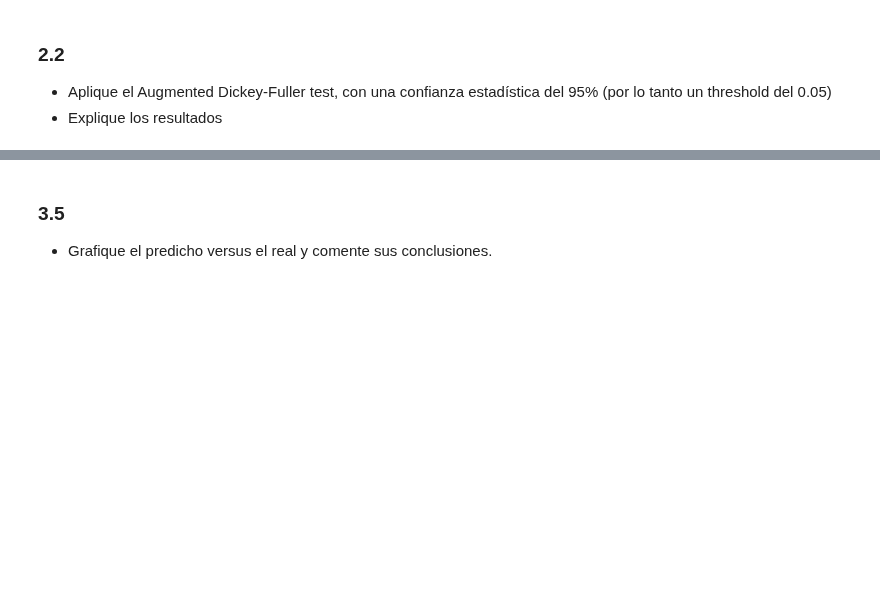
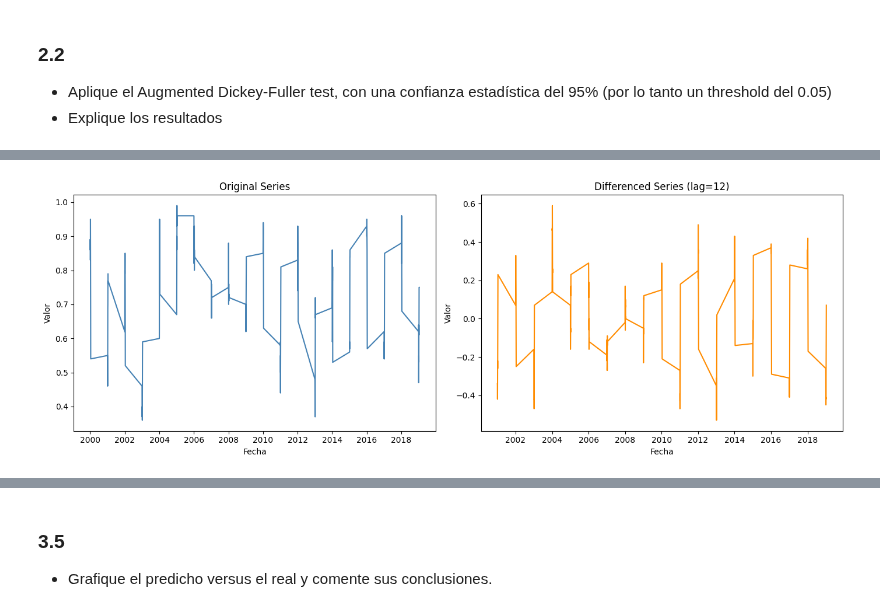
Before and after one commit to datwaft/aprendizaje_automatico, a Jupyter notebook: Trabajo_Corto_1.ipynb, the cells around one changed output, grey strips where cells are left out. Drawn from its saved outputs; the diff is of its cells as text; code cells hidden in the pictures; blank space fills up the shorter version.

```diff
--- a/Trabajo_Corto_1.ipynb
+++ b/Trabajo_Corto_1.ipynb
@@ -286,0 +363,17 @@ plt.show()
+# %%
+fig, axes = plt.subplots(1, 2, figsize=(14, 5))
+
+axes[0].plot(df2, color="steelblue")
+axes[0].set_title("Original Series")
+axes[0].set_xlabel("Fecha")
+axes[0].set_ylabel("Valor")
+
+axes[1].plot(diff, color="darkorange")
+axes[1].set_title("Differenced Series (lag=12)")
+axes[1].set_xlabel("Fecha")
+axes[1].set_ylabel("Valor")
+
+plt.tight_layout()
+plt.show()
+# %% [output]
+[figure, added]
```
Also changed, not shown: parts of 27 cells of this notebook, 2 other files.
